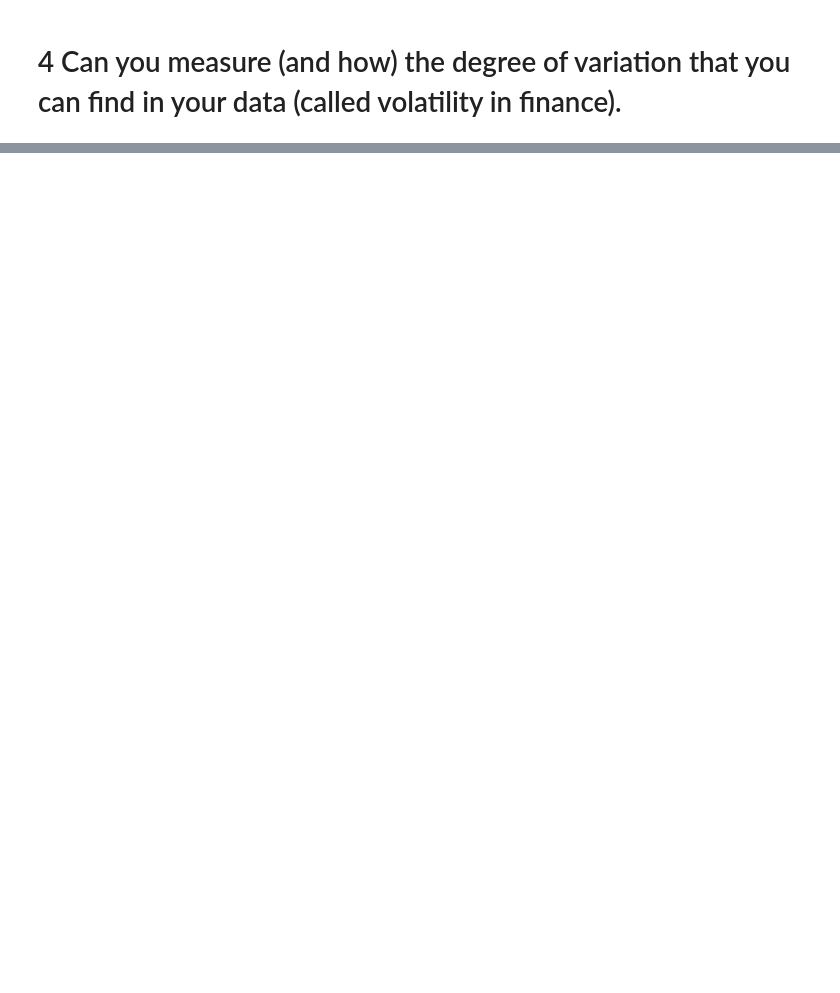
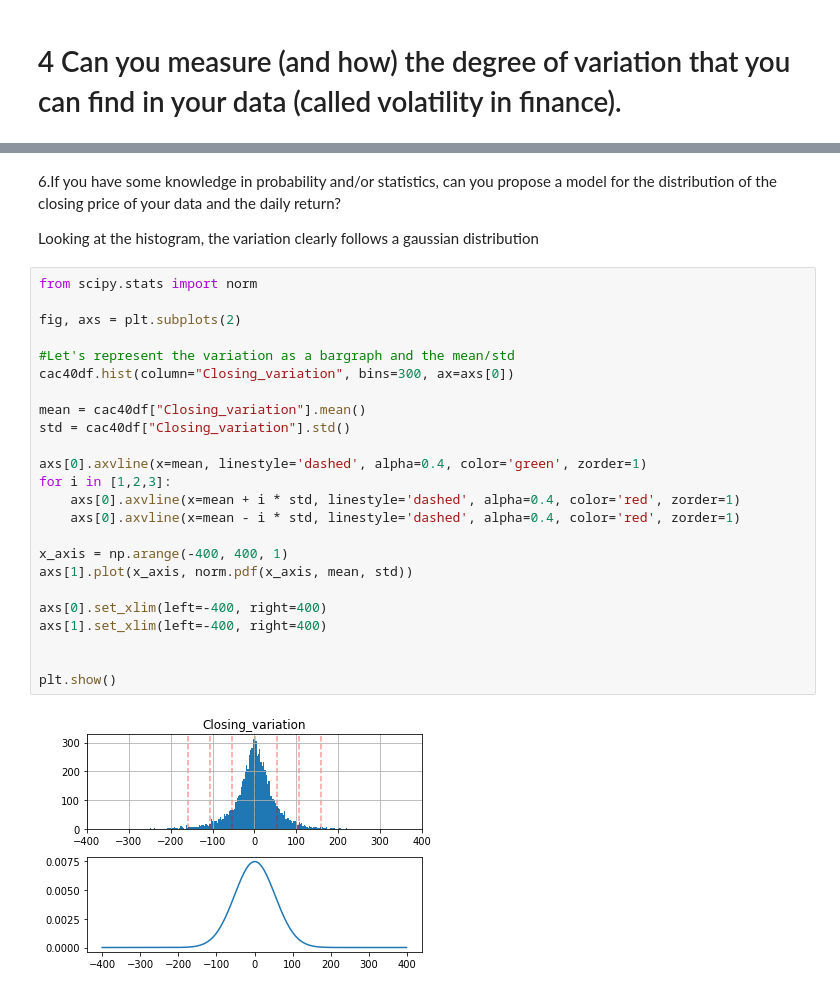
Before and after one commit to maximewel/ml_data_mining, a Jupyter notebook: serie1/serie1.ipynb, the cells around one changed output, grey strips where cells are left out. Saved outputs shown, nothing was run; the diff lists cells and outputs as text; blank space fills up the shorter version.

```diff
--- a/serie1/serie1.ipynb
+++ b/serie1/serie1.ipynb
@@ -132,0 +277,30 @@ I have the values for the cumulated price of the CAC40 index at open, close, and
+# %% [markdown]
+6.If you have some knowledge in probability and/or statistics, can you propose a model for the distribution of the closing price of your data and the daily return?
+
+Looking at the histogram, the variation clearly follows a gaussian distribution
+# %%
+from scipy.stats import norm
+
+fig, axs = plt.subplots(2)
+
+#Let's represent the variation as a bargraph and the mean/std
+cac40df.hist(column="Closing_variation", bins=300, ax=axs[0])
+
+mean = cac40df["Closing_variation"].mean()
+std = cac40df["Closing_variation"].std()
+
+axs[0].axvline(x=mean, linestyle='dashed', alpha=0.4, color='green', zorder=1)
+for i in [1,2,3]:
+    axs[0].axvline(x=mean + i * std, linestyle='dashed', alpha=0.4, color='red', zorder=1)
+    axs[0].axvline(x=mean - i * std, linestyle='dashed', alpha=0.4, color='red', zorder=1)
+
+x_axis = np.arange(-400, 400, 1)
+axs[1].plot(x_axis, norm.pdf(x_axis, mean, std))
+
+axs[0].set_xlim(left=-400, right=400)
+axs[1].set_xlim(left=-400, right=400)
+
+
+plt.show()
+# %% [output]
+[figure, added]
```
Also changed, not shown: parts of 18 cells of this notebook.
